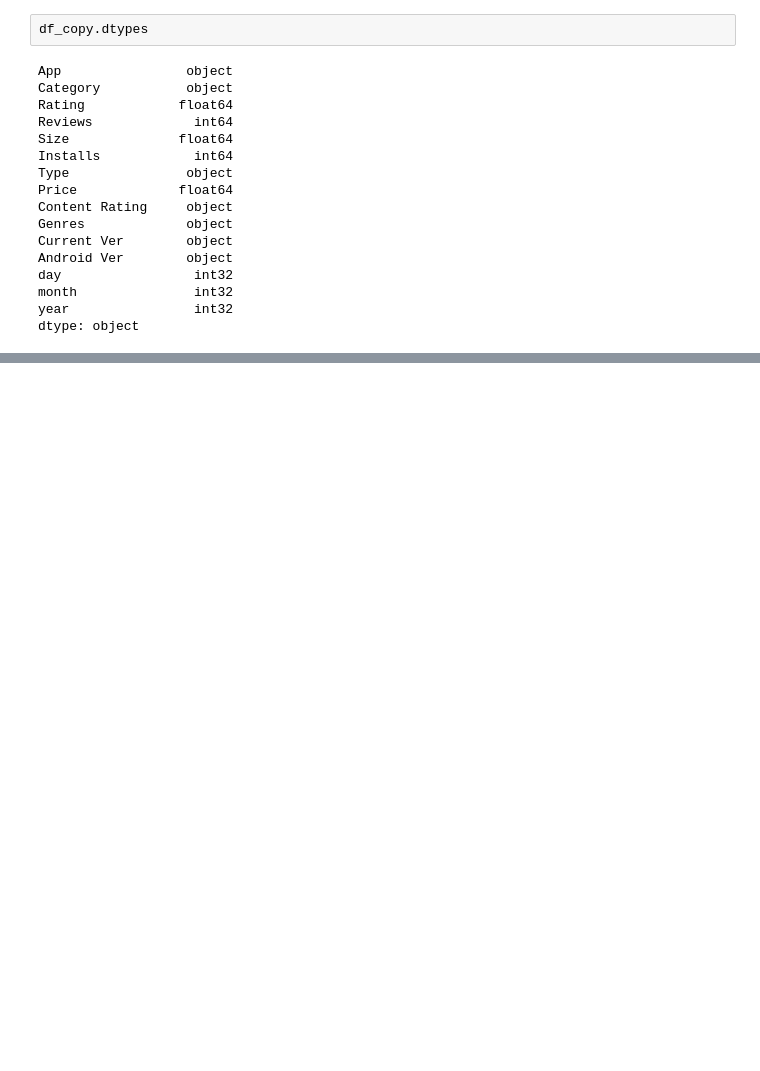
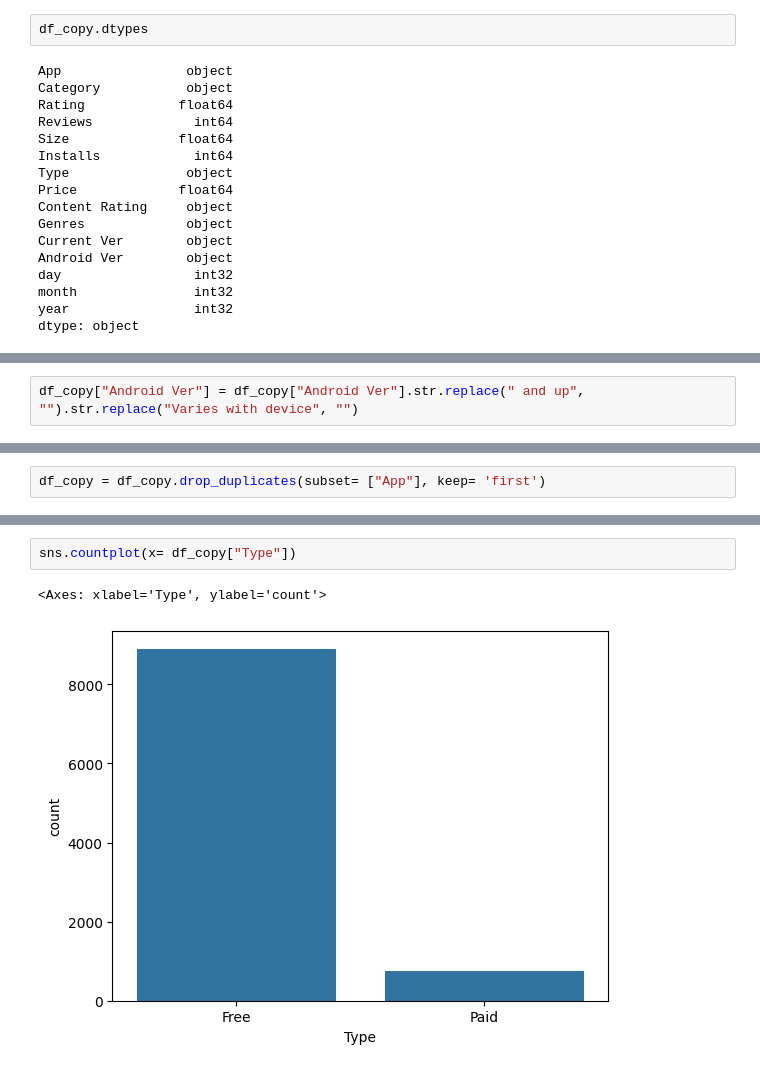
Before and after one commit to prA-G/Machine-Learning, a Jupyter notebook: EDA/1. Google Play.ipynb, the cells around one changed output, grey strips where cells are left out. Cells and saved outputs as stored; diff of their text form; blank space fills up the shorter version.

Commit message:
First Do data preparation and then EDA on Google Play Data set

```diff
--- a/EDA/1. Google Play.ipynb
+++ b/EDA/1. Google Play.ipynb
@@ -711,0 +743,2 @@ dtype: object
+# %%
+df_copy["Android Ver"] = df_copy["Android Ver"].str.replace(" and up", "").str.replace("Varies with device", "")
@@ -711,0 +788,2 @@ dtype: object
+# %%
+df_copy = df_copy.drop_duplicates(subset= ["App"], keep= 'first')
@@ -711,0 +920,5 @@ dtype: object
+# %%
+sns.countplot(x= df_copy["Type"])
+# %% [output]
+<Axes: xlabel='Type', ylabel='count'>
+[figure, added]
```
Also changed, not shown: parts of 50 cells of this notebook.
